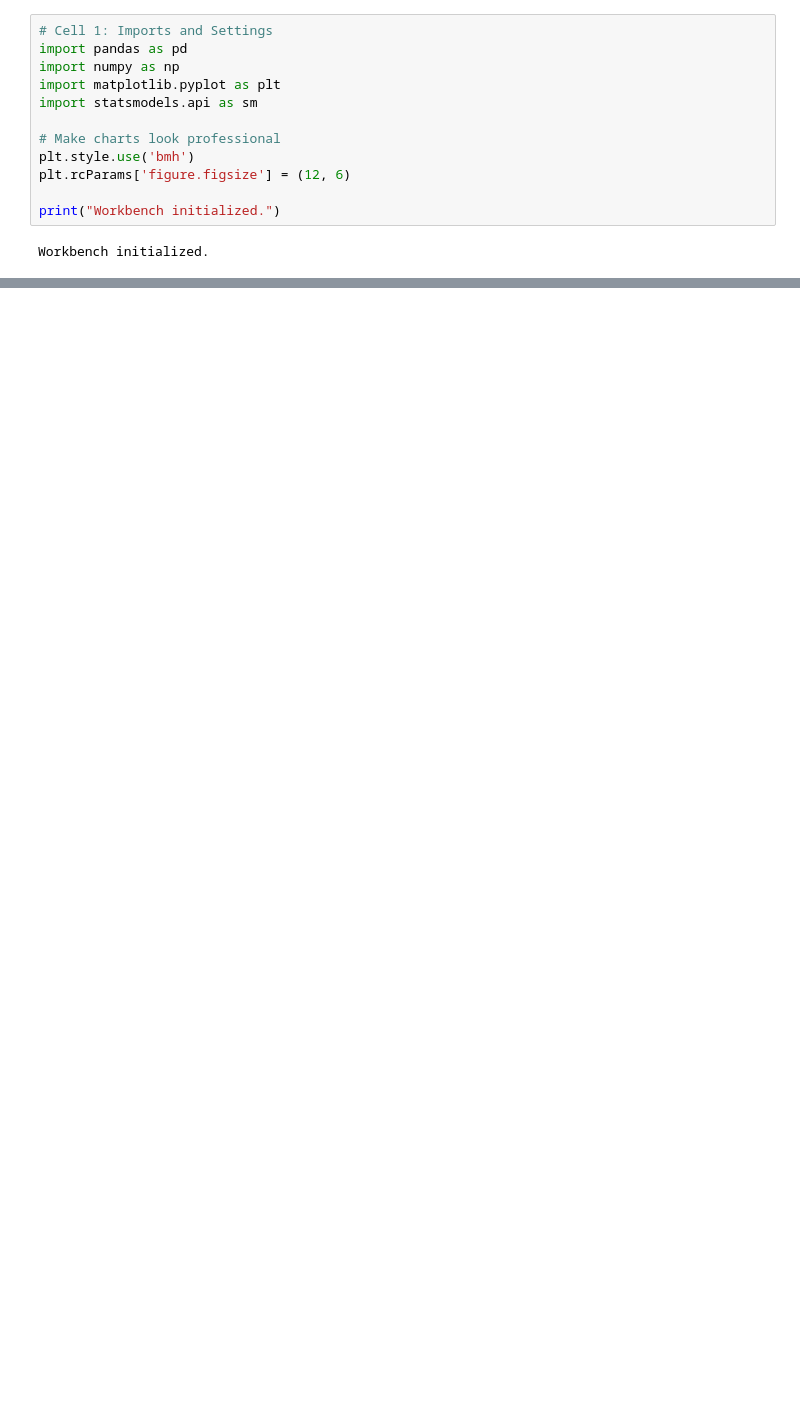
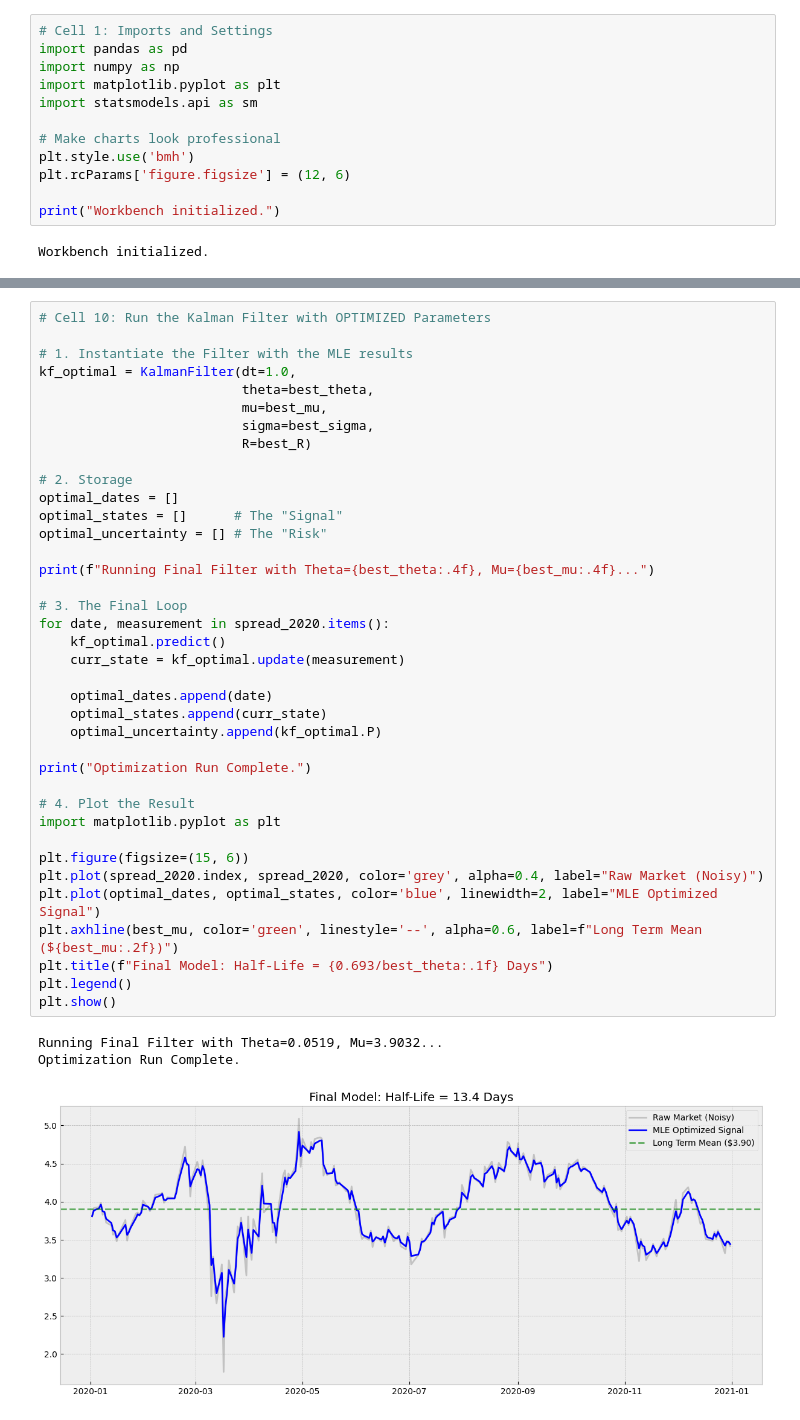
Before and after one commit to aleex2396-ai/kalman-quant-project, a Jupyter notebook: research_main.ipynb, the cells around one changed output, grey strips where cells are left out. Drawn from its saved outputs; the diff is of its cells as text; blank space fills up the shorter version.

```diff
--- a/research_main.ipynb
+++ b/research_main.ipynb
@@ -65,0 +467,42 @@ Testing Data: 253 days
+# %%
+# Cell 10: Run the Kalman Filter with OPTIMIZED Parameters
+
+# 1. Instantiate the Filter with the MLE results
+kf_optimal = KalmanFilter(dt=1.0,
+                          theta=best_theta,
+                          mu=best_mu,
+                          sigma=best_sigma,
+                          R=best_R)
+
+# 2. Storage
+optimal_dates = []
+optimal_states = []      # The "Signal"
+optimal_uncertainty = [] # The "Risk"
+
+print(f"Running Final Filter with Theta={best_theta:.4f}, Mu={best_mu:.4f}...")
+
+# 3. The Final Loop
+for date, measurement in spread_2020.items():
+    kf_optimal.predict()
+    curr_state = kf_optimal.update(measurement)
+
+    optimal_dates.append(date)
+    optimal_states.append(curr_state)
+    optimal_uncertainty.append(kf_optimal.P)
+
+print("Optimization Run Complete.")
+
+# 4. Plot the Result
+import matplotlib.pyplot as plt
+
+plt.figure(figsize=(15, 6))
+plt.plot(spread_2020.index, spread_2020, color='grey', alpha=0.4, label="Raw Market (Noisy)")
+plt.plot(optimal_dates, optimal_states, color='blue', linewidth=2, label="MLE Optimized Signal")
+plt.axhline(best_mu, color='green', linestyle='--', alpha=0.6, label=f"Long Term Mean (${best_mu:.2f})")
+plt.title(f"Final Model: Half-Life = {0.693/best_theta:.1f} Days")
+plt.legend()
+plt.show()
+# %% [output]
+Running Final Filter with Theta=0.0519, Mu=3.9032...
+Optimization Run Complete.
+[figure, added]
```
Also changed, not shown: parts of 15 cells of this notebook, 6 other files.
